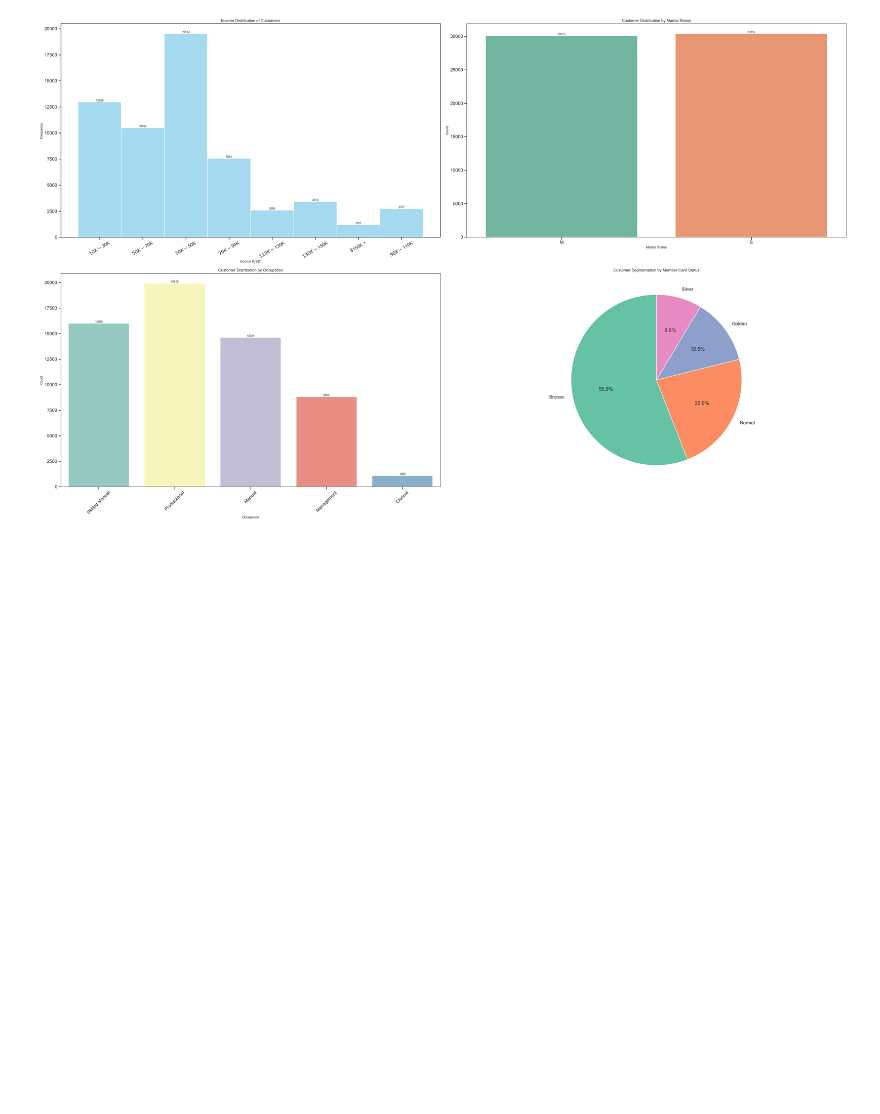
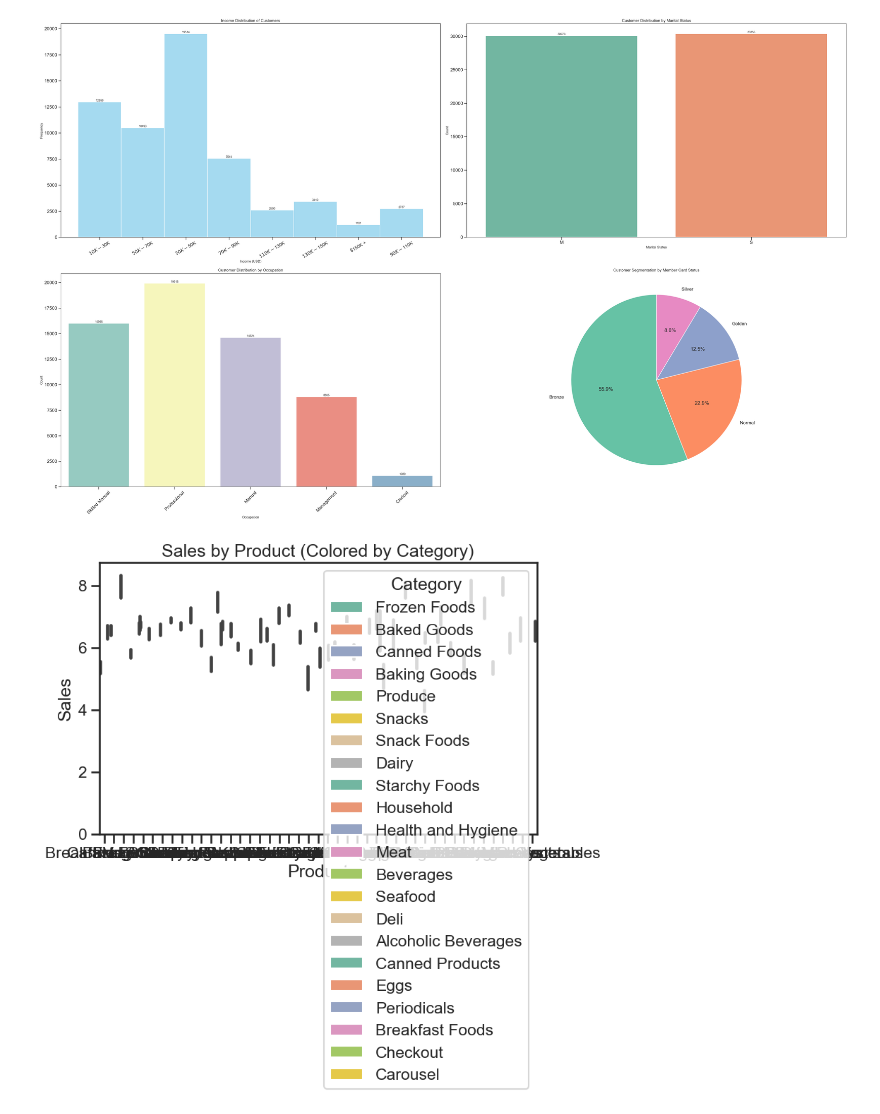
Before and after one commit to sambitcodes/CAC_analtyics, a Jupyter notebook: cac_eda.ipynb, the cells around one changed output. Cells and saved outputs as stored; diff of their text form; code cells hidden in the pictures; blank space fills up the shorter version.

```diff
--- a/cac_eda.ipynb
+++ b/cac_eda.ipynb
@@ -106,5 +108,5 @@ sns.despine()
 # %%
-cac_columns = cac_data.columns
+cac_columns = list(cac_data.columns)
 # %%
 categorical_features = cac_data.select_dtypes(include="object").columns
 numerical_features = cac_data.select_dtypes(exclude="object").columns
@@ -263,3 +354,29 @@ plt.tight_layout()
 plt.show()
 # %% [output]
 [figure]
+# %%
+import matplotlib.pyplot as plt
+import seaborn as sns
+import pandas as pd
+
+# Sample dataset
+data = pd.DataFrame({
+    'Product': ['Laptop', 'Shirt', 'Sofa', 'Phone', 'Pants'],
+    'Sales': [500, 300, 700, 600, 400],
+    'Category': ['Electronics', 'Clothing', 'Furniture', 'Electronics', 'Clothing']
+})
+
+# Create a bar chart with colors based on the 'Category' column
+plt.figure(figsize=(8, 5))
+sns.barplot(x=cats_f[0], y=nums_f[0], hue=cats_f[1], data=cac_data, palette='Set2')
+
+# Labels and title
+plt.xlabel('Product')
+plt.ylabel('Sales')
+plt.title('Sales by Product (Colored by Category)')
+plt.legend(title='Category')
+
+# Show the plot
+plt.show()
+# %% [output]
+[figure, added]
```
Also changed, not shown: parts of 32 cells of this notebook, 9 other files.
